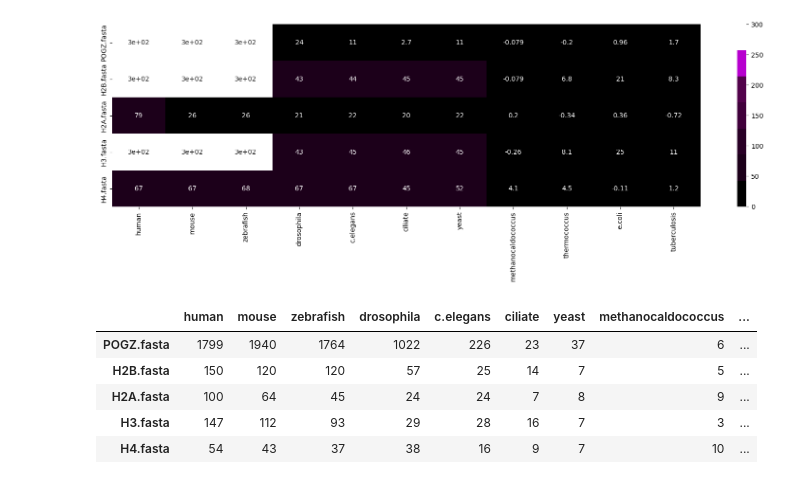
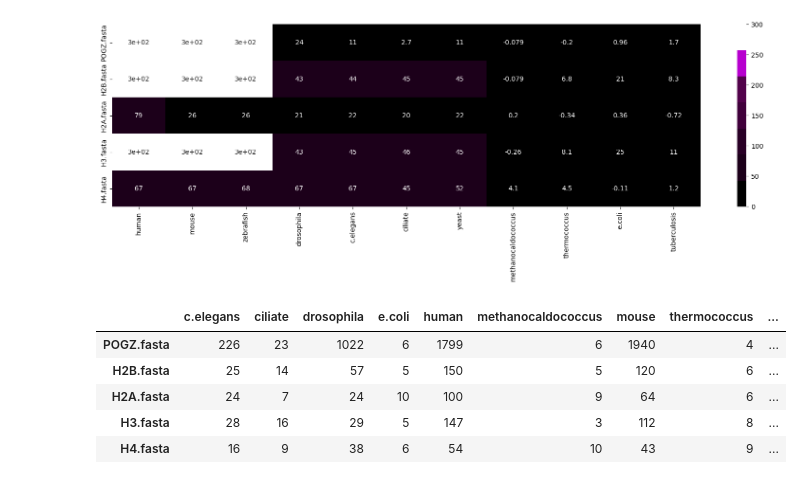
Before and after one commit to nastyaromanova/hse23_minor_project, a Jupyter notebook: project.ipynb, the cells around one changed output. Cells and saved outputs as stored; diff of their text form; code cells hidden in the pictures.

```diff
--- a/project.ipynb
+++ b/project.ipynb
@@ -66,17 +64,14 @@ plt.show()
 [figure]
 # %%
 # Считаем количество хитов
-
-data_hits = pd.read_csv('hits.csv')
-data_hits = data_hits.set_index('Unnamed: 0')
-data_hits = data_hits[['human', 'mouse', 'zebrafish', 'drosophila', 'c.elegans', 'ciliate', 'yeast',
-                     'methanocaldococcus', 'thermococcus', 'e.coli', 'tuberculosis']]
-data_hits.index.name = None
+data_hits = pd.read_csv('csv/hits.csv')
+data_hits = data_hits.rename(index={0:'POGZ.fasta', 1:'H2B.fasta', 2:'H2A.fasta', 3:'H3.fasta', 4:'H4.fasta'})
+data_hits.drop(columns=['Unnamed: 0'], inplace=True)
 data_hits
 # %% [output]
-|  | human | mouse | zebrafish | drosophila | c.elegans | ciliate | yeast | methanocaldococcus | ... |
-| POGZ.fasta | 1799 | 1940 | 1764 | 1022 | 226 | 23 | 37 | 6 | ... |
-| H2B.fasta | 150 | 120 | 120 | 57 | 25 | 14 | 7 | 5 | ... |
-| H2A.fasta | 100 | 64 | 45 | 24 | 24 | 7 | 8 | 9 | ... |
-| H3.fasta | 147 | 112 | 93 | 29 | 28 | 16 | 7 | 3 | ... |
-| H4.fasta | 54 | 43 | 37 | 38 | 16 | 9 | 7 | 10 | ... |
+|  | c.elegans | ciliate | drosophila | e.coli | human | methanocaldococcus | mouse | thermococcus | ... |
+| POGZ.fasta | 226 | 23 | 1022 | 6 | 1799 | 6 | 1940 | 4 | ... |
+| H2B.fasta | 25 | 14 | 57 | 5 | 150 | 5 | 120 | 6 | ... |
+| H2A.fasta | 24 | 7 | 24 | 10 | 100 | 9 | 64 | 6 | ... |
+| H3.fasta | 28 | 16 | 29 | 5 | 147 | 3 | 112 | 8 | ... |
+| H4.fasta | 16 | 9 | 38 | 6 | 54 | 10 | 43 | 9 | ... |
```
Also changed, not shown: parts of 3 cells of this notebook, 5 other files.
